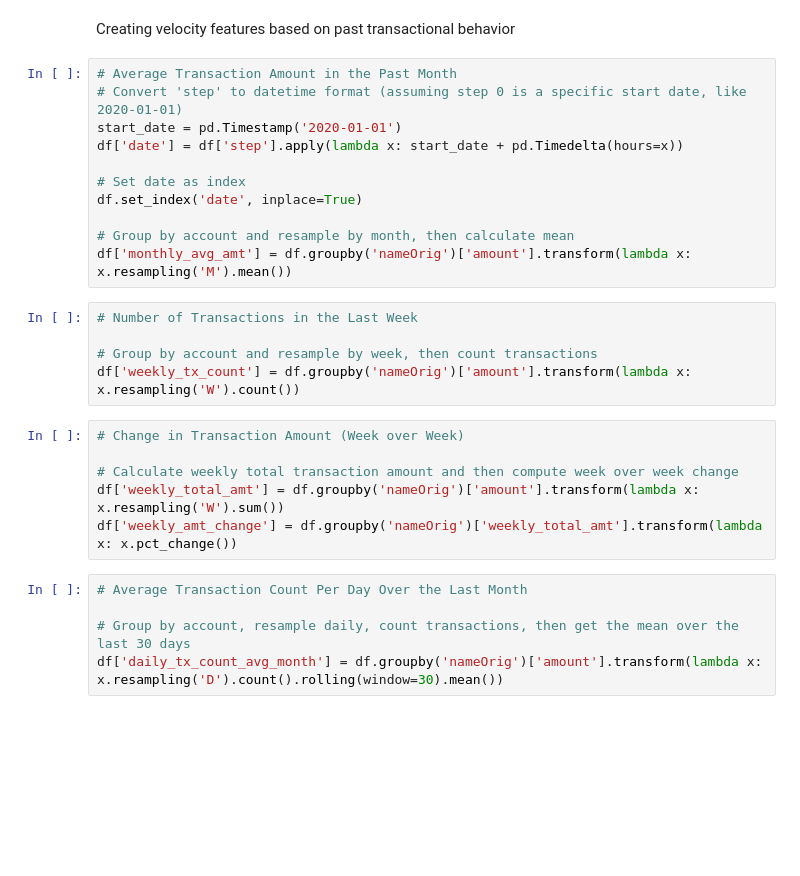
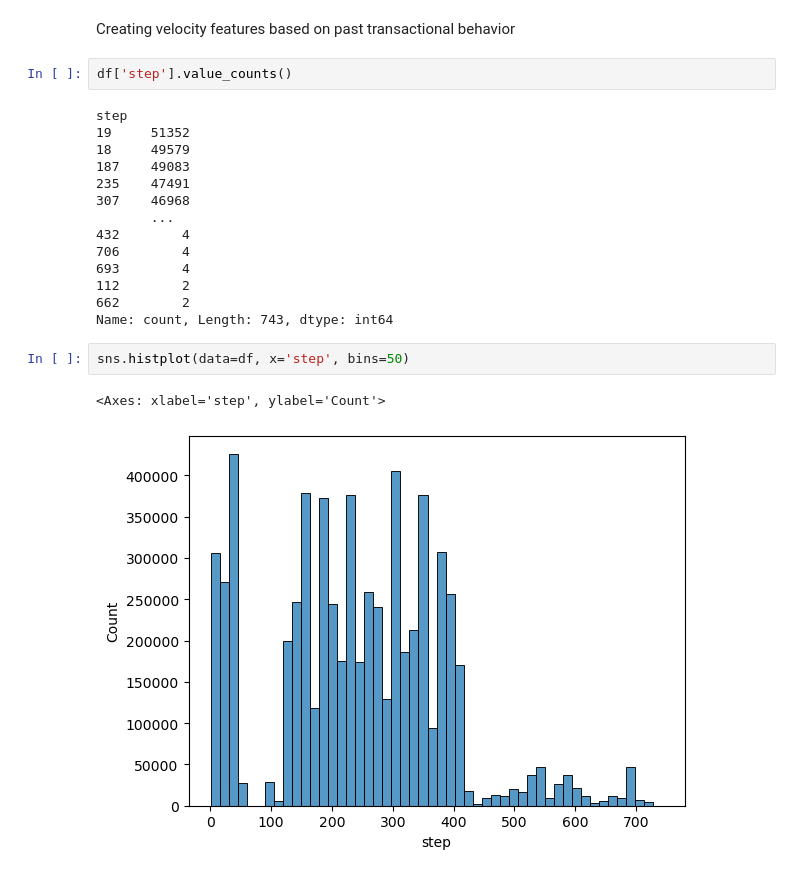
Before and after one commit to azades/Fraud-Detection, a Jupyter notebook: EDA.ipynb, the cells around one changed output. Cells and saved outputs as stored; diff of their text form; blank space fills up the shorter version.

```diff
--- a/EDA.ipynb
+++ b/EDA.ipynb
@@ -203,30 +237,24 @@ plt.show()
 [figure]
 # %% [markdown]
 Creating velocity features based on past transactional behavior
-# %%
-# Average Transaction Amount in the Past Month
-# Convert 'step' to datetime format (assuming step 0 is a specific start date, like 2020-01-01)
-start_date = pd.Timestamp('2020-01-01')
-df['date'] = df['step'].apply(lambda x: start_date + pd.Timedelta(hours=x))
-
-# Set date as index
-df.set_index('date', inplace=True)
-
-# Group by account and resample by month, then calculate mean
-df['monthly_avg_amt'] = df.groupby('nameOrig')['amount'].transform(lambda x: x.resampling('M').mean())
-# %%
-# Number of Transactions in the Last Week
-
-# Group by account and resample by week, then count transactions
-df['weekly_tx_count'] = df.groupby('nameOrig')['amount'].transform(lambda x: x.resampling('W').count())
-# %%
-# Change in Transaction Amount (Week over Week)
-
-# Calculate weekly total transaction amount and then compute week over week change
-df['weekly_total_amt'] = df.groupby('nameOrig')['amount'].transform(lambda x: x.resampling('W').sum())
-df['weekly_amt_change'] = df.groupby('nameOrig')['weekly_total_amt'].transform(lambda x: x.pct_change())
-# %%
-# Average Transaction Count Per Day Over the Last Month
-
-# Group by account, resample daily, count transactions, then get the mean over the last 30 days
-df['daily_tx_count_avg_month'] = df.groupby('nameOrig')['amount'].transform(lambda x: x.resampling('D').count().rolling(window=30).mean())
+# %%
+df['step'].value_counts()
+# %% [output]
+step
+19     51352
+18     49579
+187    49083
+235    47491
+307    46968
+       ...
+432        4
+706        4
+693        4
+112        2
+662        2
+Name: count, Length: 743, dtype: int64
+# %%
+sns.histplot(data=df, x='step', bins=50)
+# %% [output]
+<Axes: xlabel='step', ylabel='Count'>
+[figure, added]
```
Also changed, not shown: parts of 27 cells of this notebook.
